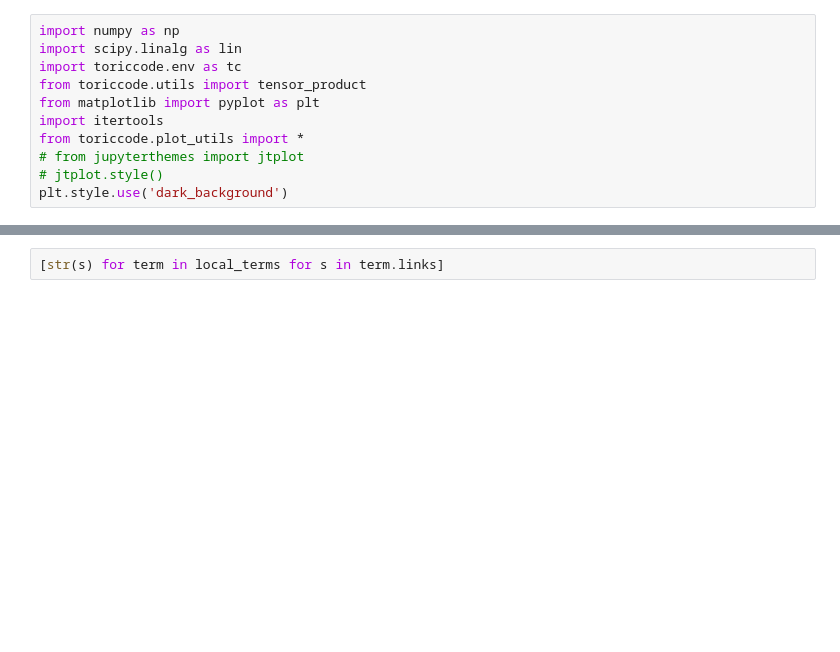
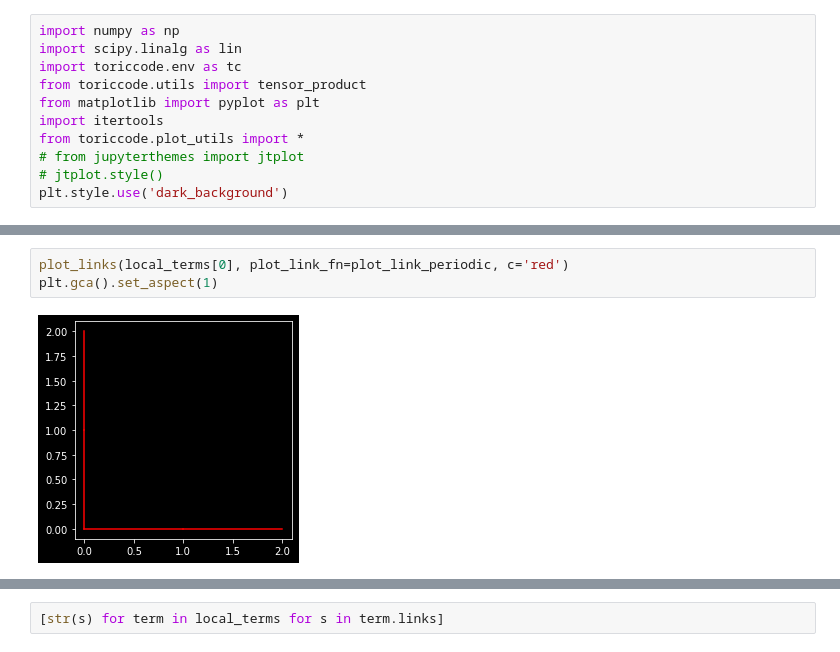
Before and after one commit to akuczala/toric-code, a Jupyter notebook: toric-code.ipynb, the cells around one changed output, grey strips where cells are left out. Saved outputs shown, nothing was run; the diff lists cells and outputs as text; blank space fills up the shorter version.

```diff
--- a/toric-code.ipynb
+++ b/toric-code.ipynb
@@ -30,0 +30,5 @@ plt.gca().set_aspect(1)
+# %%
+plot_links(local_terms[0], plot_link_fn=plot_link_periodic, c='red')
+plt.gca().set_aspect(1)
+# %% [output]
+[figure, added]
```
Also changed, not shown: parts of 8 cells of this notebook, 5 other files.
